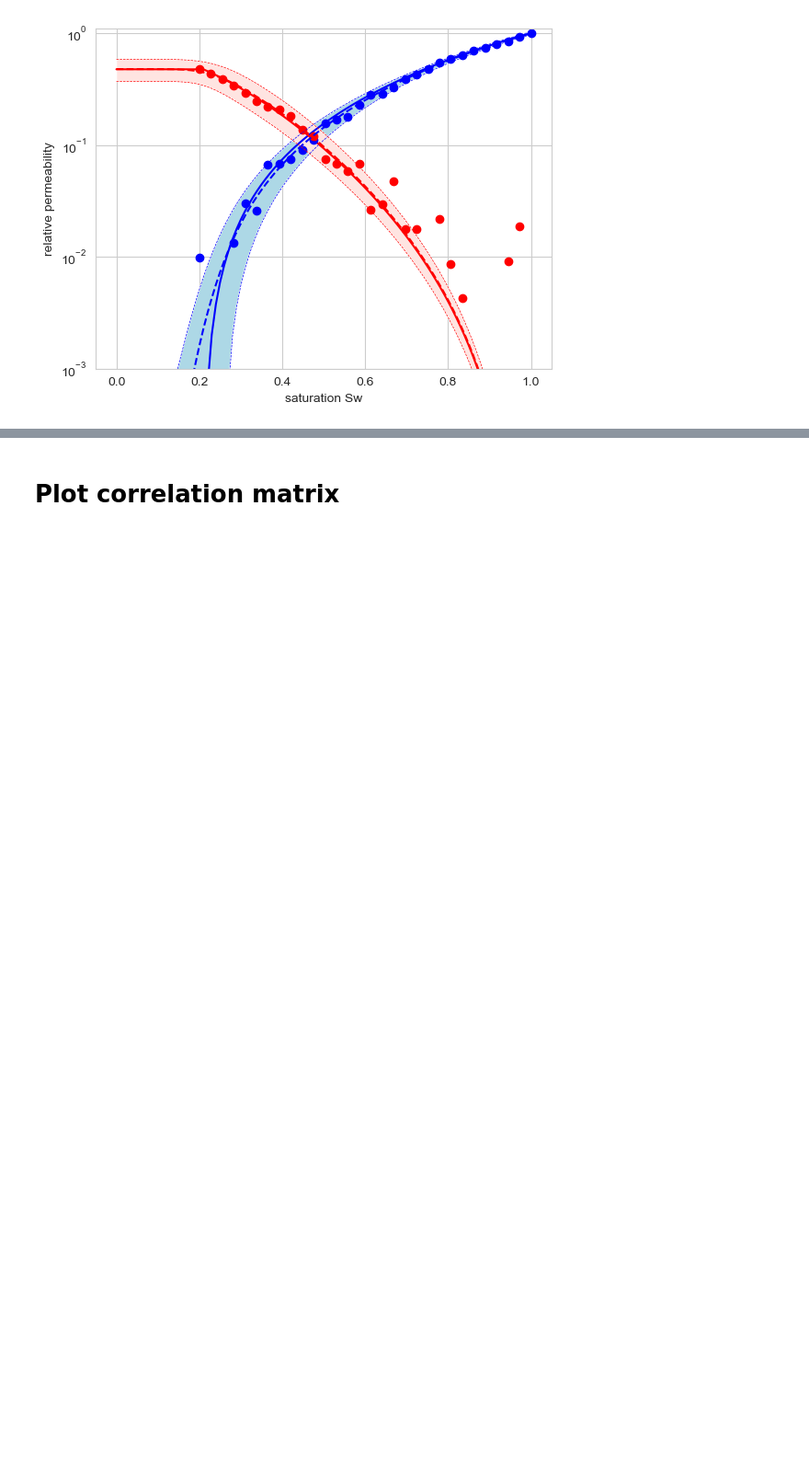
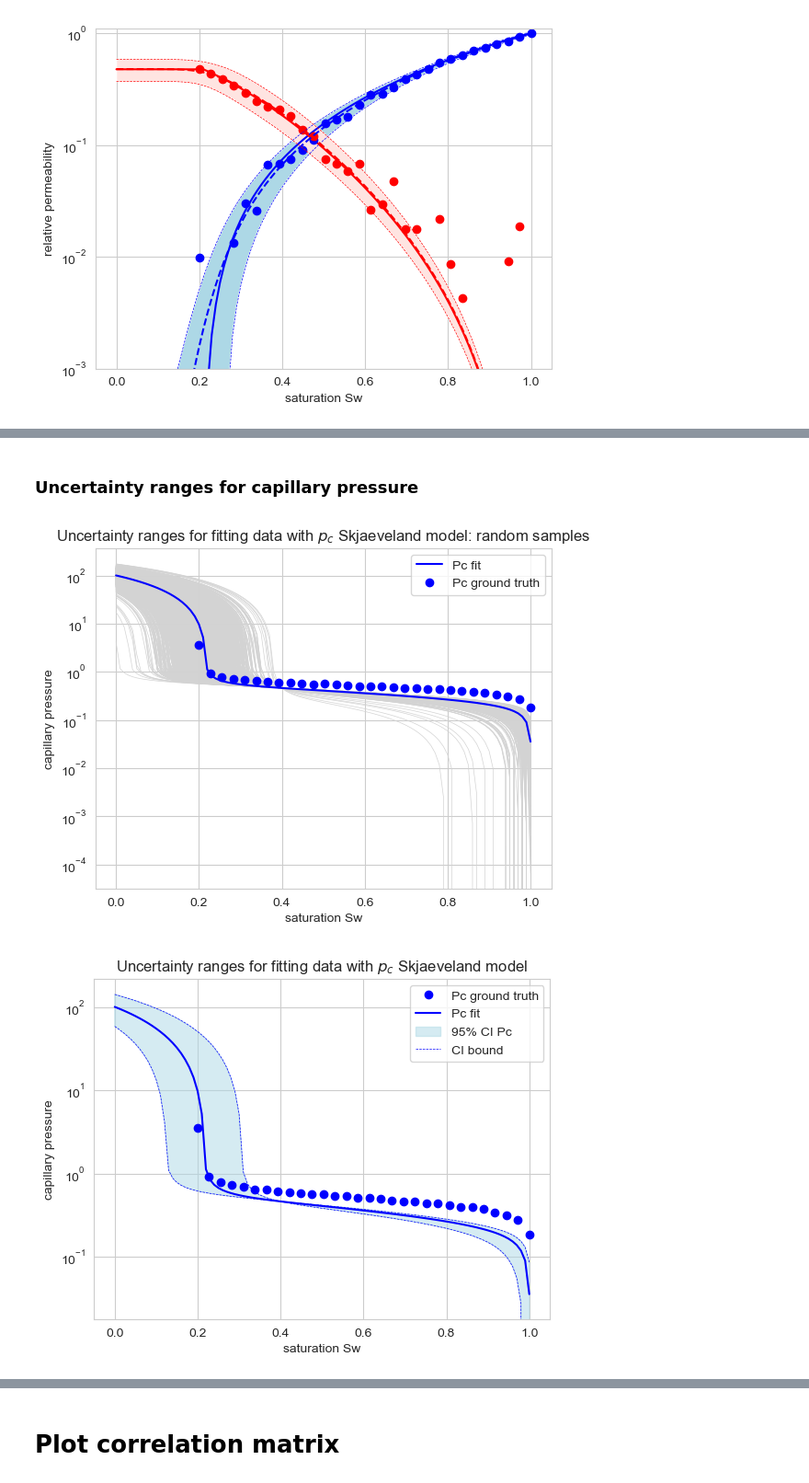
Before and after one commit to sede-open/Core2Relperm, a Jupyter notebook: python/USS_synthetic_data_drainage_to-Excel.ipynb, the cells around one changed output, grey strips where cells are left out. Shown at 92% size. Drawn from its saved outputs; the diff is of its cells as text; code cells hidden in the pictures; blank space fills up the shorter version.

```diff
--- a/python/USS_synthetic_data_drainage_to-Excel.ipynb
+++ b/python/USS_synthetic_data_drainage_to-Excel.ipynb
@@ -1810,7 +1810,7 @@ def params_to_rlpmodel(params ):
                                      Lo, Eo, To, krwe, kroe)
         return rlp_model
 
-def params_to_crpmodel(params ):
+def params_to_cprmodel(params ):
         v = params.valuesdict()
         Swc  = v['Swc']
         Sorw = v['Sorw']
@@ -1837,10 +1837,6 @@ rlp_model3w = params_to_rlpmodel(LETfiterrorupw)
 rlp_model3o = params_to_rlpmodel(LETfiterrorupo)
 rlp_model4w = params_to_rlpmodel(LETfiterrordownw)
 rlp_model4o = params_to_rlpmodel(LETfiterrordowno)
-
-# pc
-#crp_model3 = params_to_crpmodel(bestfitparams)
-
 
 swv = np.linspace(0,1,101)
 plt.figure()
@@ -2164,0 +2158,74 @@ Error at iteration 2498: Sr2 is negative, choose 0<=Sr2<1
+# %% [markdown]
+### Uncertainty ranges for capillary pressure
+# %%
+# Initialize array to store the capillary pressure curve
+swv = np.linspace(0,1,101)
+
+# Prevent divergence of Pc
+swv_max = pcexp.Sat.max() + 0.01
+
+curves_pc = np.zeros((ntraces, len(swv[swv<swv_max])))
+
+# Loop over the samples
+index_counter = 0
+for i in range(ntraces):
+    try:
+        for l in range(len(LETnames)):
+            LETfiterroract[LETnames[l]].value = samples_cov[l, i]
+
+        # rlpmodel_LET_fit_erract = params_to_rlpmodel(LETfiterroract)
+        cprmodel_LET_fit_erract = params_to_cprmodel(LETfiterroract)
+        curves_pc[index_counter, :] = cprmodel_LET_fit_erract.calc(swv[swv<swv_max])[0]
+
+        index_counter +=1
+    except Exception as e:
+        print(f"Error at iteration {i}: {e}")
+        continue
+
+# Remove unused rows
+curves_pc=curves_pc[0:index_counter,:]
+
+# Calculate the 2.5th and 97.5th percentiles
+lower_pc = np.percentile(curves_pc, 2.5, axis=0)
+upper_pc = np.percentile(curves_pc, 97.5, axis=0)
+
+## Plotting
+# Plot all traces with best fit
+plt.figure()
+for i in range(0,index_counter):
+      plt.semilogy( swv[swv<swv_max], curves_pc[i,:], '-', color='lightgrey',linewidth=0.5)
+cpr_model_LET_fit = params_to_cprmodel(result_LET.params)
+plt.semilogy( swv[swv<swv_max], cpr_model_LET_fit.calc(swv[swv<swv_max])[0], 'b', label='Pc fit' )
+plt.semilogy( pcexp.Sat, pcexp.Pc, 'bo', label='Pc ground truth')
+# plt.ylim(0,1.1)
+plt.legend()
+plt.xlabel('saturation Sw'); plt.ylabel('capillary pressure')
+plt.title('Uncertainty ranges for fitting data with $p_c$ Skjaeveland model: random samples')
+plt.show()
+
+plt.figure()
+plt.semilogy( pcexp.Sat, pcexp.Pc, 'bo', label='Pc ground truth')
+plt.semilogy( swv[swv<swv_max], cpr_model_LET_fit.calc(swv[swv<swv_max])[0], 'b', label='Pc fit' )
+plt.fill_between(swv[swv<swv_max], lower_pc, upper_pc, color='lightblue', alpha=0.5, label='95% CI Pc')
+plt.semilogy( swv[swv<swv_max], upper_pc, 'b--', linewidth=0.5, label='CI bound')
+plt.semilogy( swv[swv<swv_max], lower_pc, 'b--', linewidth=0.5, )
+# plt.ylim(1E-3,1.1)
+plt.legend()
+plt.xlabel('saturation Sw'); plt.ylabel('capillary pressure')
+plt.title('Uncertainty ranges for fitting data with $p_c$ Skjaeveland model')
+plt.show()
+
+plt.figure()
+plt.plot( pcexp.Sat, pcexp.Pc, 'bo', label='Pc ground truth')
+plt.plot( swv[swv<swv_max], cpr_model_LET_fit.calc(swv[swv<swv_max])[0], 'b', label='Pc fit' )
+plt.fill_between(swv[swv<swv_max], lower_pc, upper_pc, color='lightblue', alpha=0.5, label='95% CI Pc')
+plt.plot( swv[swv<swv_max], upper_pc, 'b--', linewidth=0.5, label='CI bound')
+plt.plot( swv[swv<swv_max], lower_pc, 'b--', linewidth=0.5, )
+plt.ylim(0,2*np.max(pcexp.Pc))
+# plt.legend()
+plt.xlabel('saturation Sw'); plt.ylabel('capillary pressure')
+# plt.title('Uncertainty ranges for fitting data with $p_c$ Skjaeveland model')
+plt.show()
+# %% [output]
+[figure, added]
+[figure, added]
```
Also changed, not shown: parts of 5 cells of this notebook, 5 other files.
